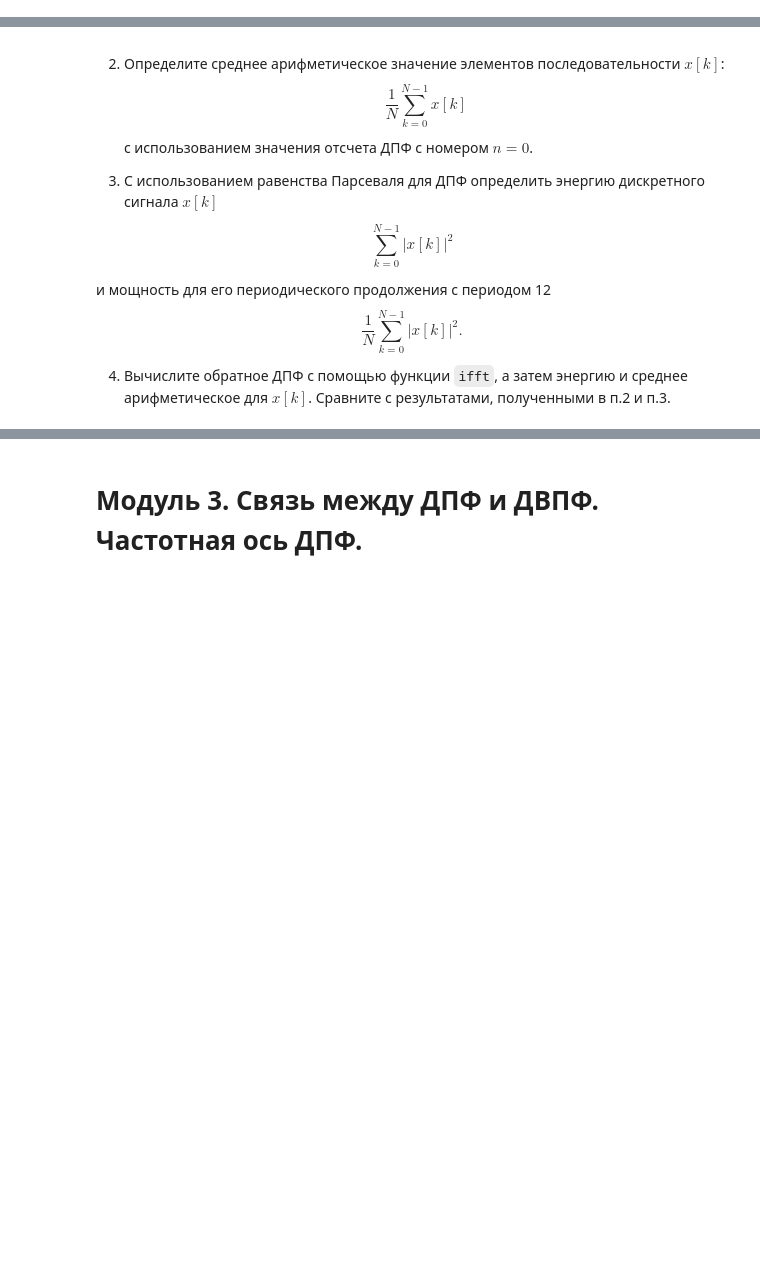
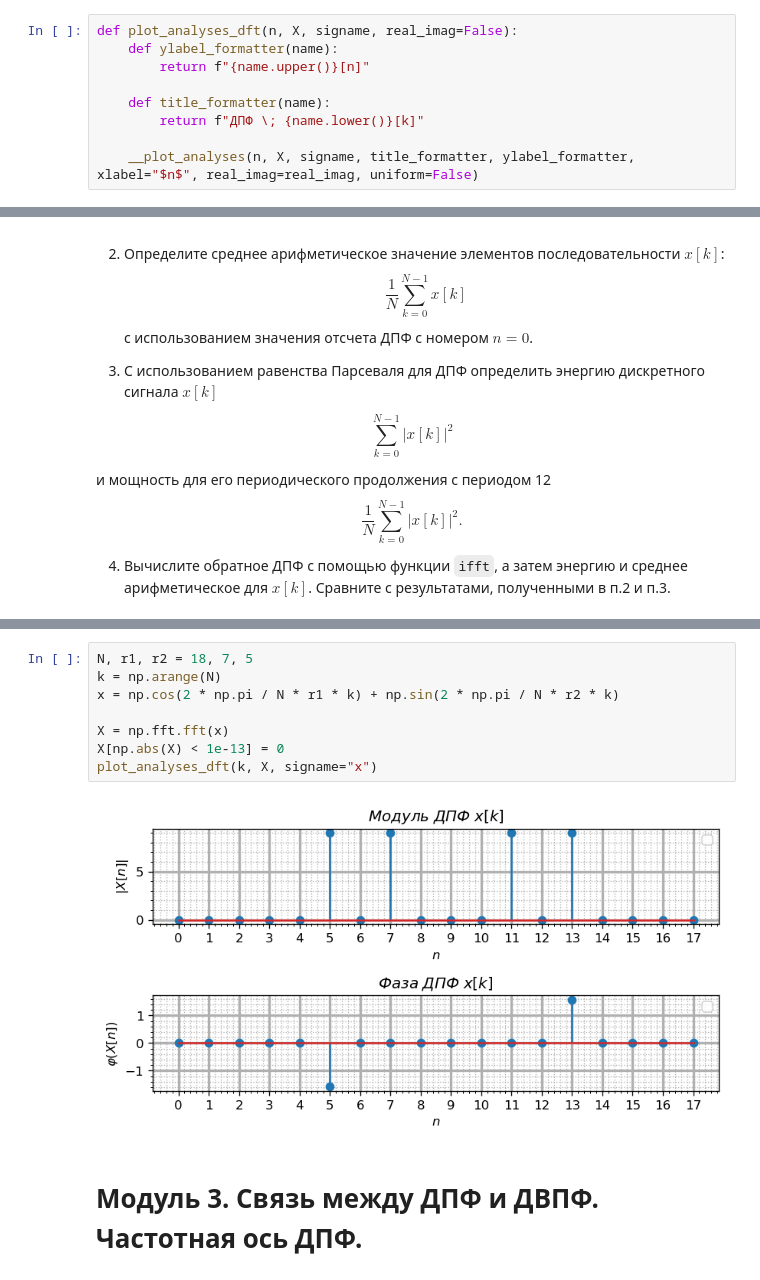
Before and after one commit to Vokerlee/dsp-labs-mipt, a Jupyter notebook: dsp_lab1/dsp_lab1.ipynb, the cells around one changed output, grey strips where cells are left out. Cells and saved outputs as stored; diff of their text form; blank space fills up the shorter version.

```diff
--- a/dsp_lab1/dsp_lab1.ipynb
+++ b/dsp_lab1/dsp_lab1.ipynb
@@ -64,3 +83,12 @@ def plot_analyses_dtft(nu, X, signame, real_imag=False):
+# %%
+def plot_analyses_dft(n, X, signame, real_imag=False):
+    def ylabel_formatter(name):
+        return f"{name.upper()}[n]"
+
+    def title_formatter(name):
+        return f"ДПФ \; {name.lower()}[k]"
+
+    __plot_analyses(n, X, signame, title_formatter, ylabel_formatter, xlabel="$n$", real_imag=real_imag, uniform=False)
 # %% [markdown]
 # Модуль 1. Свойства ДВПФ.
 # %% [markdown]
@@ -259,3 +494,13 @@ $$
+# %%
+N, r1, r2 = 18, 7, 5
+k = np.arange(N)
+x = np.cos(2 * np.pi / N * r1 * k) + np.sin(2 * np.pi / N * r2 * k)
+
+X = np.fft.fft(x)
+X[np.abs(X) < 1e-13] = 0
+plot_analyses_dft(k, X, signame="x")
+# %% [output]
+[figure, added]
 # %% [markdown]
 # Модуль 3. Связь между ДПФ и ДВПФ. Частотная ось ДПФ.
 # %% [markdown]
```
Also changed, not shown: parts of 18 cells of this notebook.
